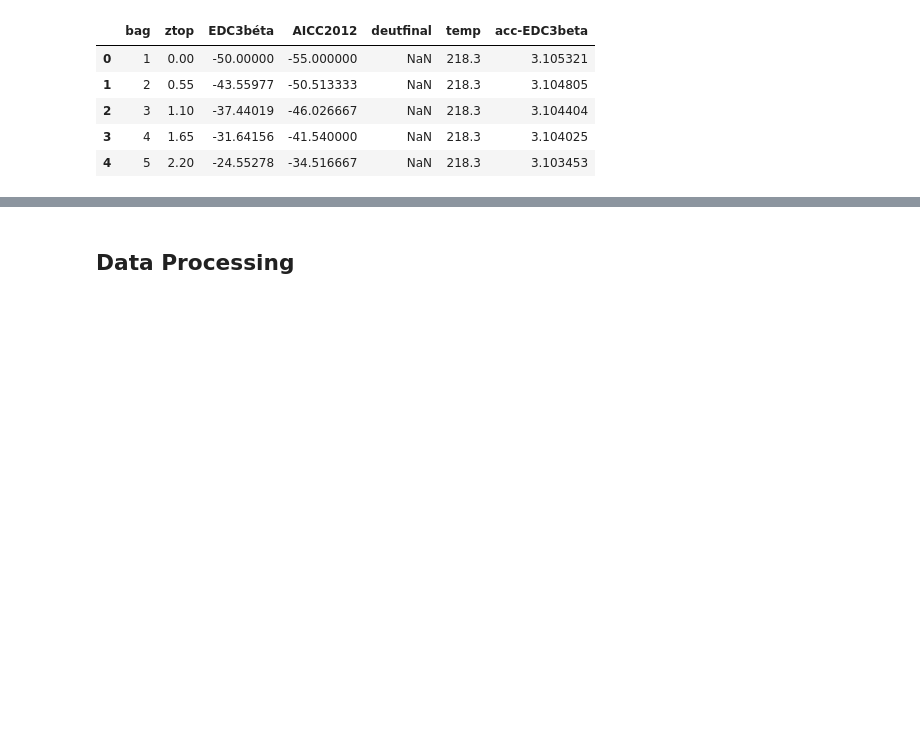
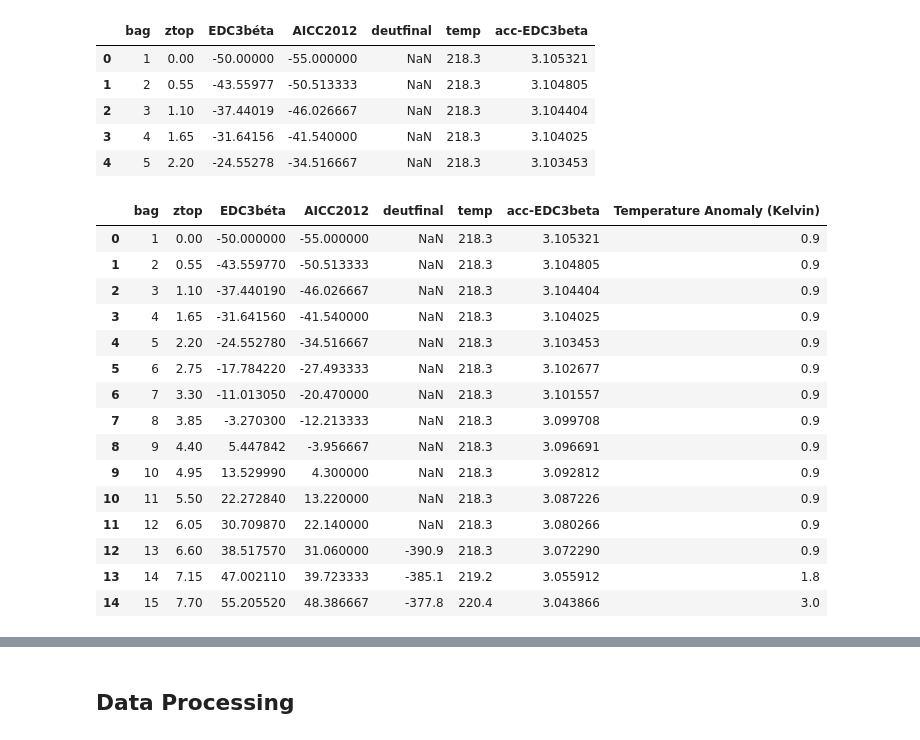
Before and after one commit to claretubs/paleo-present-climate-data, a Jupyter notebook: project.ipynb, the cells around one changed output, grey strips where cells are left out. Saved outputs shown, nothing was run; the diff lists cells and outputs as text; code cells hidden in the pictures; blank space fills up the shorter version.

```diff
--- a/project.ipynb
+++ b/project.ipynb
@@ -89,0 +100,19 @@ temp_df.head()
+# %%
+temp_df.head(15)
+# %% [output]
+|  | bag | ztop | EDC3béta | AICC2012 | deutfinal | temp | acc-EDC3beta | Temperature Anomaly (Kelvin) |
+| 0 | 1 | 0.00 | -50.000000 | -55.000000 | NaN | 218.3 | 3.105321 | 0.9 |
+| 1 | 2 | 0.55 | -43.559770 | -50.513333 | NaN | 218.3 | 3.104805 | 0.9 |
+| 2 | 3 | 1.10 | -37.440190 | -46.026667 | NaN | 218.3 | 3.104404 | 0.9 |
+| 3 | 4 | 1.65 | -31.641560 | -41.540000 | NaN | 218.3 | 3.104025 | 0.9 |
+| 4 | 5 | 2.20 | -24.552780 | -34.516667 | NaN | 218.3 | 3.103453 | 0.9 |
+| 5 | 6 | 2.75 | -17.784220 | -27.493333 | NaN | 218.3 | 3.102677 | 0.9 |
+| 6 | 7 | 3.30 | -11.013050 | -20.470000 | NaN | 218.3 | 3.101557 | 0.9 |
+| 7 | 8 | 3.85 | -3.270300 | -12.213333 | NaN | 218.3 | 3.099708 | 0.9 |
+| 8 | 9 | 4.40 | 5.447842 | -3.956667 | NaN | 218.3 | 3.096691 | 0.9 |
+| 9 | 10 | 4.95 | 13.529990 | 4.300000 | NaN | 218.3 | 3.092812 | 0.9 |
+| 10 | 11 | 5.50 | 22.272840 | 13.220000 | NaN | 218.3 | 3.087226 | 0.9 |
+| 11 | 12 | 6.05 | 30.709870 | 22.140000 | NaN | 218.3 | 3.080266 | 0.9 |
+| 12 | 13 | 6.60 | 38.517570 | 31.060000 | -390.9 | 218.3 | 3.072290 | 0.9 |
+| 13 | 14 | 7.15 | 47.002110 | 39.723333 | -385.1 | 219.2 | 3.055912 | 1.8 |
+| 14 | 15 | 7.70 | 55.205520 | 48.386667 | -377.8 | 220.4 | 3.043866 | 3.0 |
```
Also changed, not shown: parts of 3 cells of this notebook.
